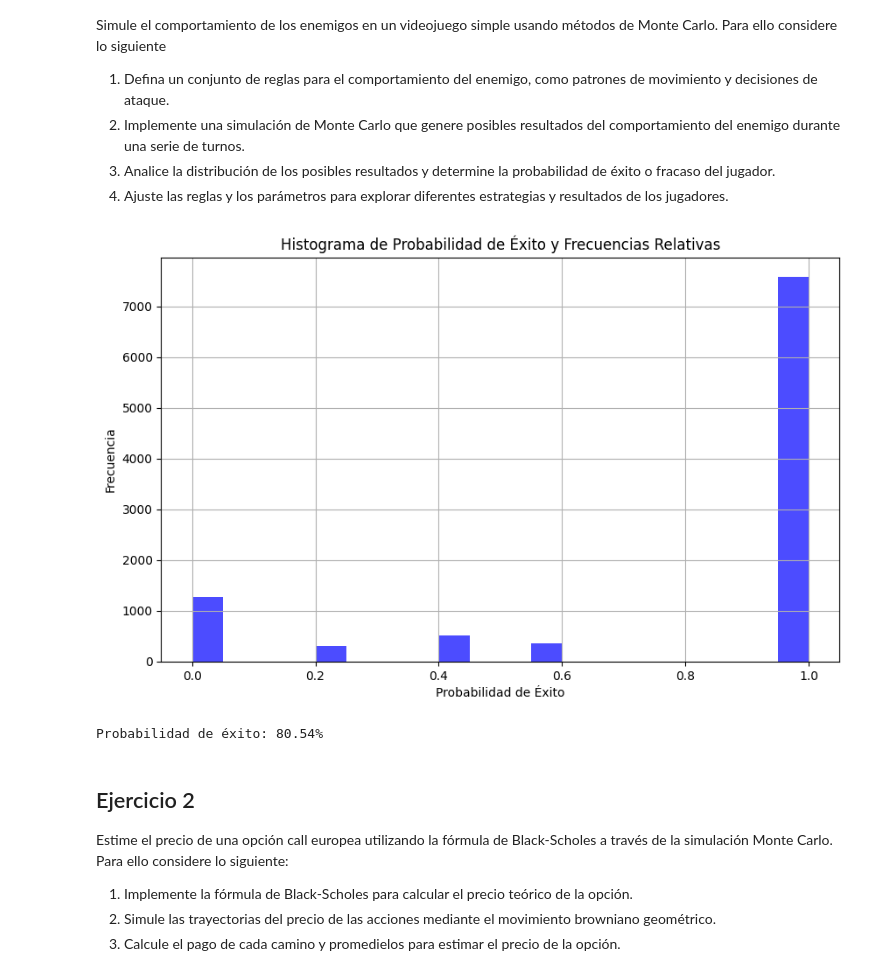
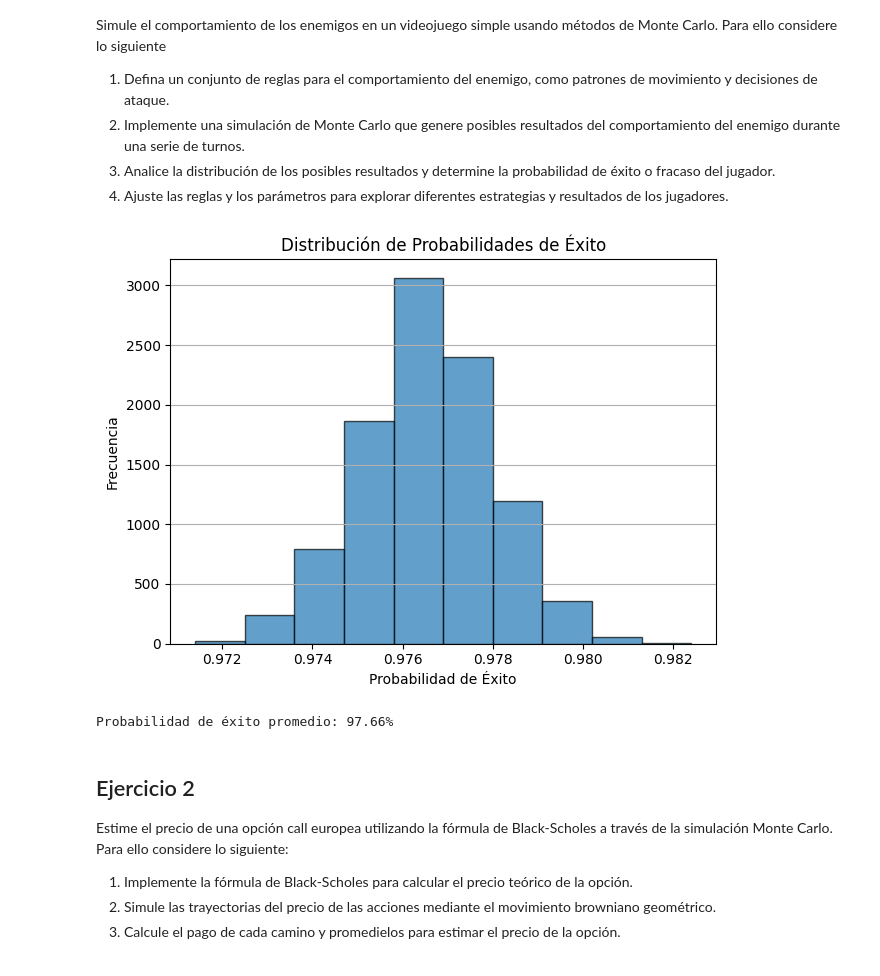
Before and after one commit to JuanDiegoAvila/Lab4_ModSim, a Jupyter notebook: lab4.ipynb, the cells around one changed output. Cells and saved outputs as stored; diff of their text form; code cells hidden in the pictures.

```diff
--- a/lab4.ipynb
+++ b/lab4.ipynb
@@ -19,56 +19,57 @@ def movimiento_enemigo():
     possible_moves = ['arriba', 'abajo', 'izquierda', 'derecha']
     return random.choice(possible_moves)
 
 def monte_carlo_simulation(turns, simulations):
-    size = 2
-    probabilidades = []
+    success_count = 0
+    player_position = (0, 0)
 
     for _ in range(simulations):
-        success_count = 0
-        player_position = (0, 0)
-        enemy_position = (size-1, size-1)
+        enemy_position = (2, 2)
 
         for _ in range(turns):
             movimiento = movimiento_enemigo()
-            if movimiento == 'arriba' and enemy_position[0] > 0:
+            if movimiento == 'arriba':
                 enemy_position = (enemy_position[0] - 1, enemy_position[1])
 
-            elif movimiento == 'abajo' and enemy_position[0] < size:
+            elif movimiento == 'abajo':
                 enemy_position = (enemy_position[0] + 1, enemy_position[1])
 
-            elif movimiento == 'izquierda' and enemy_position[1] > 0:
+            elif movimiento == 'izquierda':
                 enemy_position = (enemy_position[0], enemy_position[1] - 1)
 
-            elif movimiento == 'derecha' and enemy_position[1] < size:
+            elif movimiento == 'derecha':
                 enemy_position = (enemy_position[0], enemy_position[1] + 1)
 
             if enemy_position == player_position:
                 success_count -= 1
                 break
 
-            success_count += 1
+        success_count += 1
 
-        probabilidades.append(success_count / turns)
 
-    return probabilidades
+    probabilidad = success_count / simulations
+
+    return probabilidad
 
 turns = 5
 simulations = 10000
-probabilidades_de_exito = monte_carlo_simulation(turns, simulations)
+probabilidades_de_exito = []
+for i in range(simulations):
+    probabilidades_de_exito.append(monte_carlo_simulation(turns, simulations))
 
-plt.figure(figsize=(10, 6))
-plt.hist(probabilidades_de_exito, bins=20, color='blue', alpha=0.7)
-plt.xlabel('Probabilidad de Éxito')
-plt.ylabel('Frecuencia')
-plt.title('Histograma de Probabilidad de Éxito y Frecuencias Relativas')
-plt.grid(True)
+# Visualización de la distribución de las probabilidades de éxito
+plt.hist(probabilidades_de_exito, bins=10, edgecolor='black', alpha=0.7)
+plt.title("Distribución de Probabilidades de Éxito")
+plt.xlabel("Probabilidad de Éxito")
+plt.ylabel("Frecuencia")
+plt.grid(axis='y')
+plt.tight_layout()
 plt.show()
 
-
-print('Probabilidad de éxito: {:.2f}%'.format(sum(probabilidades_de_exito) / simulations * 100))
+print('Probabilidad de éxito promedio: {:.2f}%'.format(sum(probabilidades_de_exito) / simulations * 100))
 # %% [output]
-[figure, old version]
+[figure, new version]
-Probabilidad de éxito: 80.54%
+Probabilidad de éxito promedio: 97.66%
 # %% [markdown]
 ## Ejercicio 2
 Estime el precio de una opción call europea utilizando la fórmula de Black-Scholes a través de la simulación Monte
```
